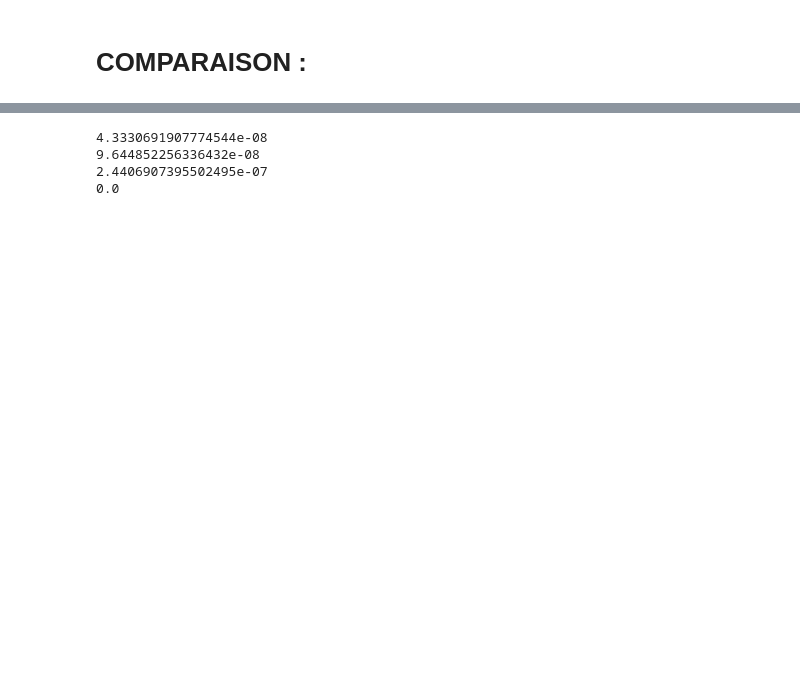
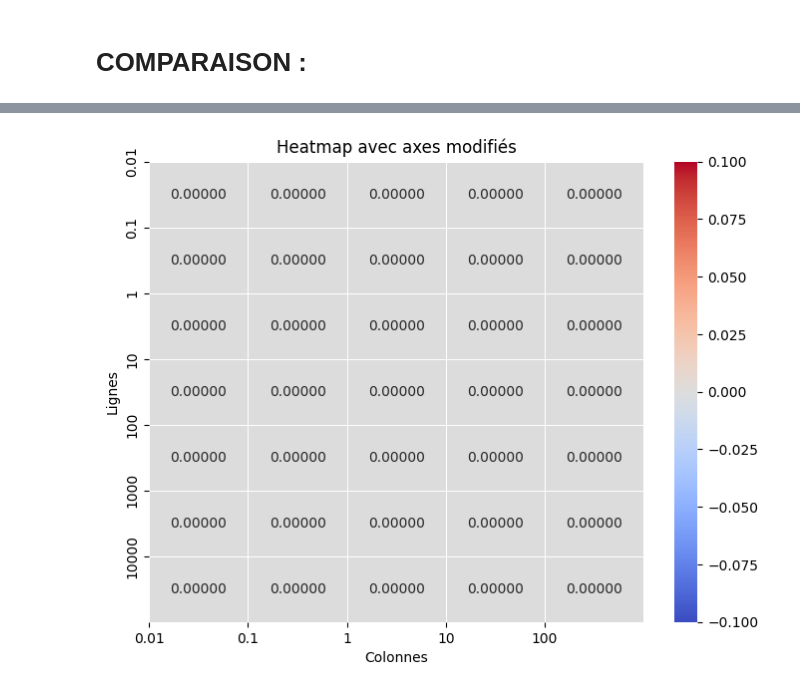
Before and after one commit to fegounna/Low-Rank-Optimal-Transport, a Jupyter notebook: tests_perso.ipynb, the cells around one changed output, grey strips where cells are left out. Saved outputs shown, nothing was run; the diff lists cells and outputs as text; code cells hidden in the pictures; blank space fills up the shorter version.

```diff
--- a/tests_perso.ipynb
+++ b/tests_perso.ipynb
@@ -171,0 +254,26 @@ dict_keys(['G', 'u', 'v', 'warning', 'result_code'])
+# %%
+# Création de la figure
+plt.figure(figsize=(8, 6))
+
+# Heatmap avec annotations et une palette de couleurs
+sns.heatmap(grid_time[:, :-2], annot=True, fmt=".5f", cmap="coolwarm", linewidths=0.5, cbar=True)
+
+# Définition des valeurs des axes
+x_ticks = [0, 1, 2, 3, 4]  # Indices des colonnes
+x_labels = line[:5]  # Labels personnalisés pour l'axe X
+y_ticks = [0, 1, 2, 3, 4, 5, 6]  # Indices des lignes
+y_labels = line  # Labels personnalisés pour l'axe Y
+
+# Application des ticks et labels
+plt.xticks(ticks=x_ticks, labels=x_labels)
+plt.yticks(ticks=y_ticks, labels=y_labels)
+
+# Titres et labels
+plt.title("Heatmap avec axes modifiés")
+plt.xlabel("Colonnes")
+plt.ylabel("Lignes")
+
+# Affichage du graphique
+plt.show()
+# %% [output]
+[figure, added]
@@ -186,22 +313,3 @@ transport_matrix_frlc= Q@T@R_transpose
-# %%
-def norme(v):
-    return np.sqrt(np.sum(v**2))
-
-# print(np.sqrt(np.sum(((np.ones(n) @ transport_matrix_frlc)-distrib_b)**2)))
-# print(np.sqrt(np.sum(((transport_matrix_frlc @ np.ones(m))-distrib_a)**2)))
-
-# Marginale Q
-print(norme(Q @ np.ones(r) - distrib_a))
-
-print(norme((R_transpose.T @ np.ones(r)-distrib_b)))
-print(norme(T @ np.ones(r)-Q.T @ np.ones(n)))
-
-print(norme(T.T @ np.ones(r) - R_transpose @ np.ones(m)))
-# %% [output]
-4.3330691907774544e-08
-9.644852256336432e-08
-2.4406907395502495e-07
-0.0
 # %%
 print(f"gamma:{gamma}, tau:{tau}", loss_liste)
 plot_loss(loss_liste, "Transport Optimal Low-Rank (FRLC), loss evolution", f"./output/loss_transport_frlc_tau_{tau}.png")
```
Also changed, not shown: parts of 11 cells of this notebook, 2 other files.
